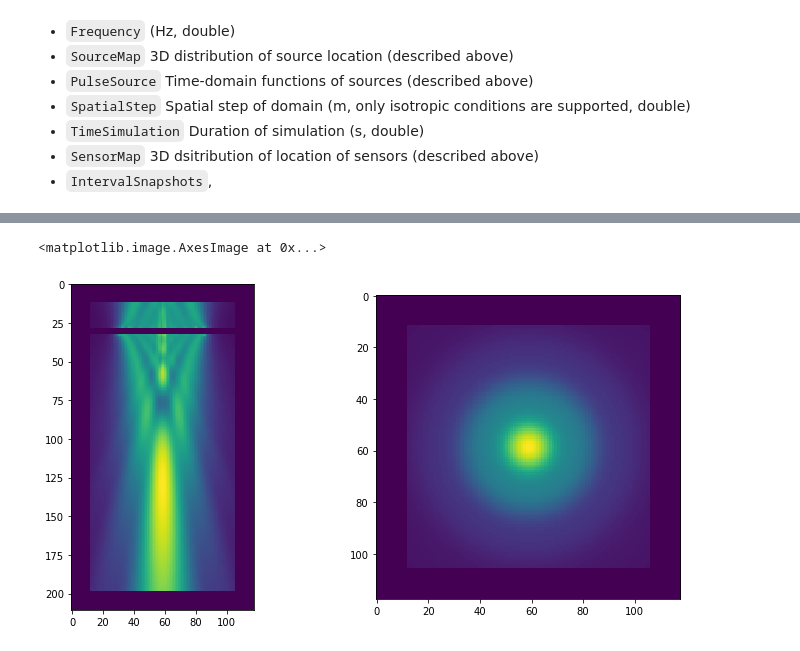
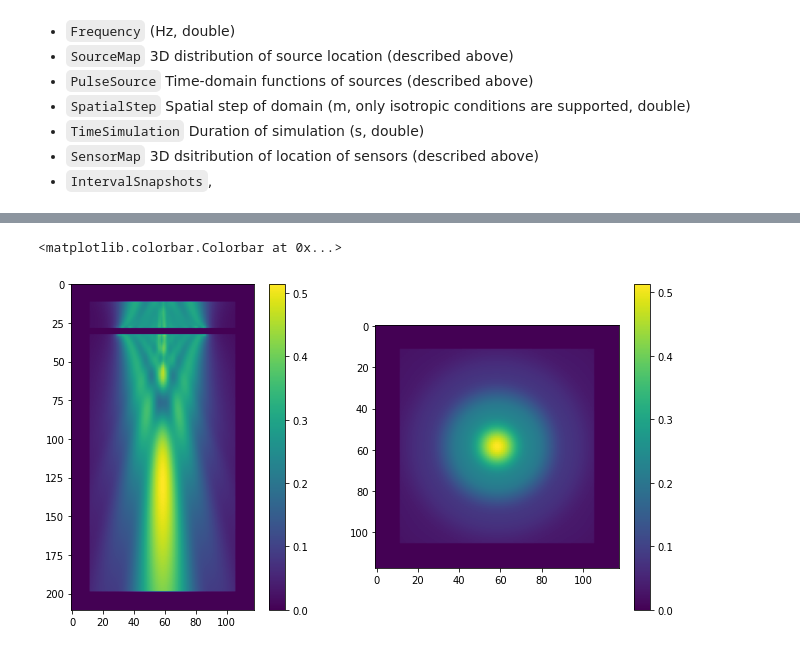
Before and after one commit to ProteusMRIgHIFU/BabelViscoFDTD, a Jupyter notebook: Example Notebooks/1 - Flat source homgenous medium.ipynb, the cells around one changed output, grey strips where cells are left out. Saved outputs shown, nothing was run; the diff lists cells and outputs as text; code cells hidden in the pictures.

```diff
--- a/Example Notebooks/1 - Flat source homgenous medium.ipynb
+++ b/Example Notebooks/1 - Flat source homgenous medium.ipynb
@@ -195,10 +200,12 @@ Time to run low level FDTDStaggered_3D = 5.694510459899902
 # %%
 RMSValue[:,:,LocZ-2:LocZ+2]=0 # we hide the values too close to the source
 plt.figure(figsize=(12,6))
 plt.subplot(1,2,1)
 plt.imshow(RMSValue[:,int(N2/2),:].T)
+plt.colorbar()
 plt.subplot(1,2,2)
 plt.imshow(RMSValue[:,:,125].T)
+plt.colorbar()
 # %% [output]
-<matplotlib.image.AxesImage at 0x...>
+<matplotlib.colorbar.Colorbar at 0x...>
-[figure, old version]
+[figure, new version]
```
Also changed, not shown: parts of 6 cells of this notebook, 8 other files.
